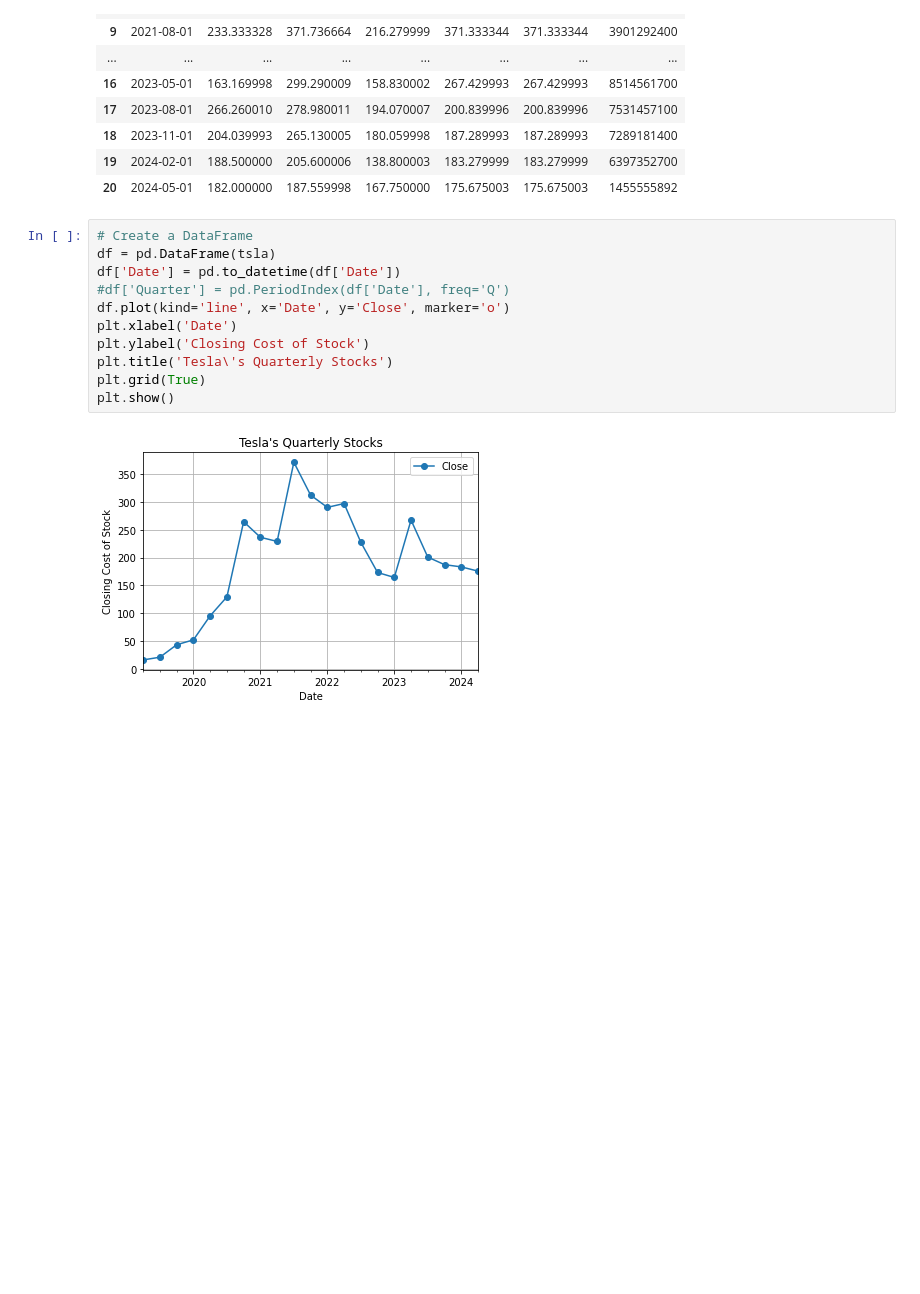
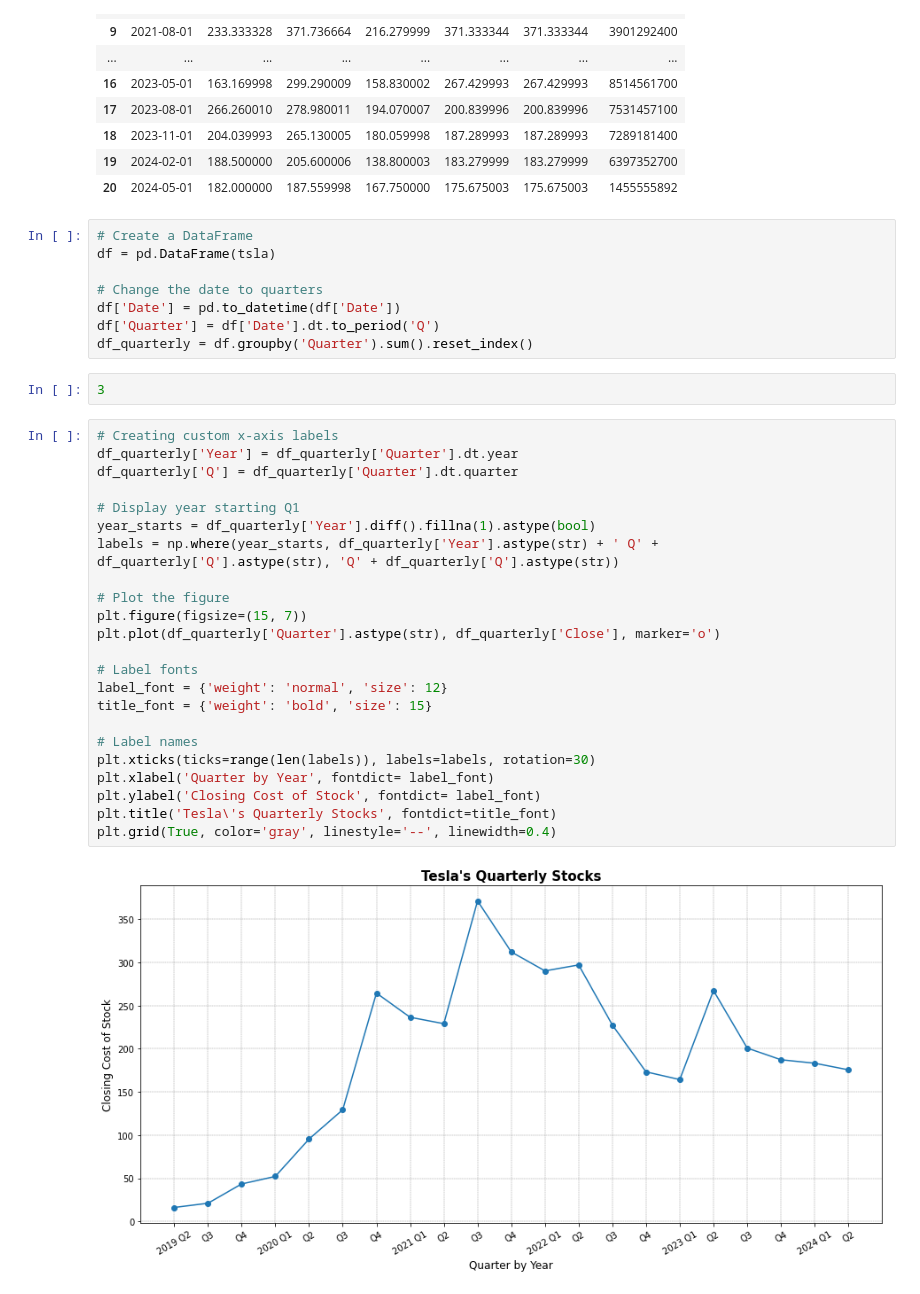
Before and after one commit to sheyaa/TSLA_Finance_ML, a Jupyter notebook: TSLA_time_series.ipynb, the cells around one changed output. Drawn from its saved outputs; the diff is of its cells as text; blank space fills up the shorter version.

Commit message:
Updated graph

```diff
--- a/TSLA_time_series.ipynb
+++ b/TSLA_time_series.ipynb
@@ -29,16 +31,38 @@ tsla
 | 18 | 2023-11-01 | 204.039993 | 265.130005 | 180.059998 | 187.289993 | 187.289993 | 7289181400 |
 | 19 | 2024-02-01 | 188.500000 | 205.600006 | 138.800003 | 183.279999 | 183.279999 | 6397352700 |
 | 20 | 2024-05-01 | 182.000000 | 187.559998 | 167.750000 | 175.675003 | 175.675003 | 1455555892 |
+# %%
+# Create a DataFrame
+df = pd.DataFrame(tsla)
+
+# Change the date to quarters
+df['Date'] = pd.to_datetime(df['Date'])
+df['Quarter'] = df['Date'].dt.to_period('Q')
+df_quarterly = df.groupby('Quarter').sum().reset_index()
+# %%
+3
 # %%
-# Create a DataFrame
-df = pd.DataFrame(tsla)
-df['Date'] = pd.to_datetime(df['Date'])
-#df['Quarter'] = pd.PeriodIndex(df['Date'], freq='Q')
-df.plot(kind='line', x='Date', y='Close', marker='o')
-plt.xlabel('Date')
-plt.ylabel('Closing Cost of Stock')
-plt.title('Tesla\'s Quarterly Stocks')
-plt.grid(True)
-plt.show()
+# Creating custom x-axis labels
+df_quarterly['Year'] = df_quarterly['Quarter'].dt.year
+df_quarterly['Q'] = df_quarterly['Quarter'].dt.quarter
+
+# Display year starting Q1
+year_starts = df_quarterly['Year'].diff().fillna(1).astype(bool)
+labels = np.where(year_starts, df_quarterly['Year'].astype(str) + ' Q' + df_quarterly['Q'].astype(str), 'Q' + df_quarterly['Q'].astype(str))
+
+# Plot the figure
+plt.figure(figsize=(15, 7))
+plt.plot(df_quarterly['Quarter'].astype(str), df_quarterly['Close'], marker='o')
+
+# Label fonts
+label_font = {'weight': 'normal', 'size': 12}
+title_font = {'weight': 'bold', 'size': 15}
+
+# Label names
+plt.xticks(ticks=range(len(labels)), labels=labels, rotation=30)
+plt.xlabel('Quarter by Year', fontdict= label_font)
+plt.ylabel('Closing Cost of Stock', fontdict= label_font)
+plt.title('Tesla\'s Quarterly Stocks', fontdict=title_font)
+plt.grid(True, color='gray', linestyle='--', linewidth=0.4)
 # %% [output]
-[figure, old version]
+[figure, new version]
```
Also changed, not shown: parts of 1 cell of this notebook.
